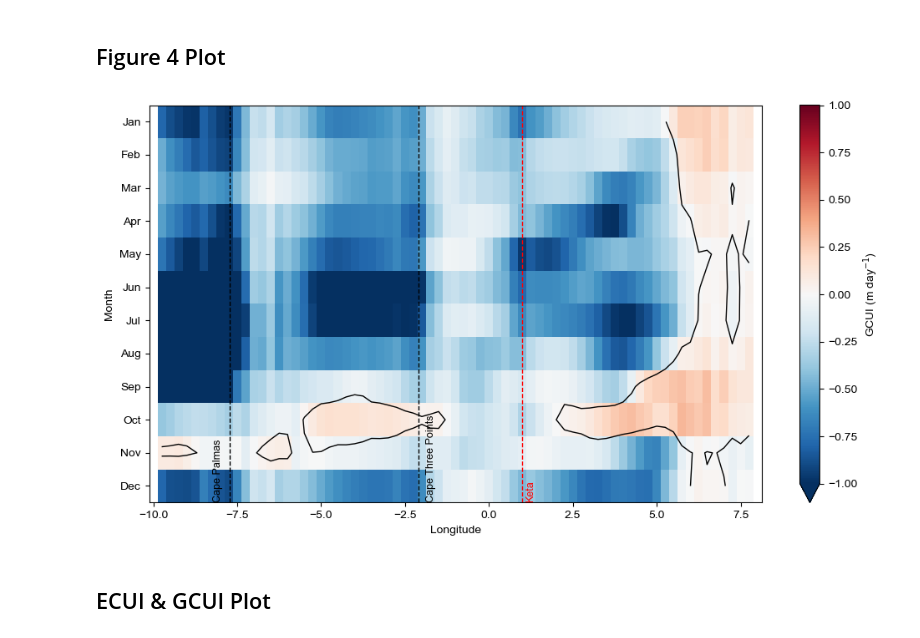
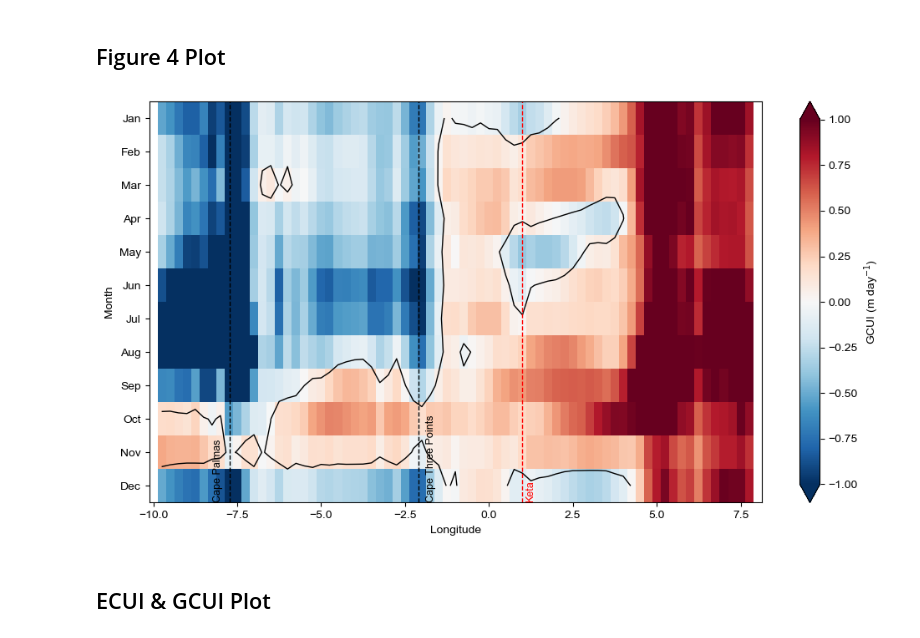
Before and after one commit to Annor-Gyimah/Coastal-Upwelling, a Jupyter notebook: notebooks/REFINED_EKMAN_CORRECTED.ipynb, the cells around one changed output. Cells and saved outputs as stored; diff of their text form; code cells hidden in the pictures.

```diff
--- a/notebooks/REFINED_EKMAN_CORRECTED.ipynb
+++ b/notebooks/REFINED_EKMAN_CORRECTED.ipynb
@@ -823,7 +1720,7 @@ def plot_gcui_hovmoller(ds_master, fontsize=10):
     climatology = coastal_ocn.groupby('valid_time.month').mean()
 
     # Convert to m/day for consistency with your ECUI plot
-    gcui_mday = climatology['GCUI'] * 86400
+    gcui_mday = climatology['GCUI_v3'] * 86400
 
 
     fig, ax = plt.subplots(
@@ -901,34 +1798,34 @@ def plot_gcui_hovmoller(ds_master, fontsize=10):
 
     ax.set_xlabel(
         "Longitude",
         fontsize=fontsize
     )
 
     ax.set_ylabel(
         "Month",
         fontsize=fontsize
     )
 
 
     ax.tick_params(
         labelsize=fontsize
     )
 
 
     plt.tight_layout()
 
 
     plt.savefig(
         "Figures/Figure_4_GCUI_Hovmoller_Climatology.jpg",
         dpi=300,
         bbox_inches="tight"
     )
 
 
     plt.show()
 plot_gcui_hovmoller(ds_final, fontsize=10)
 # %% [output]
-[figure, old version]
+[figure, new version]
 # %% [markdown]
 ## ECUI & GCUI Plot
 # %%
```
Also changed, not shown: parts of 34 cells of this notebook, 9 other files.
